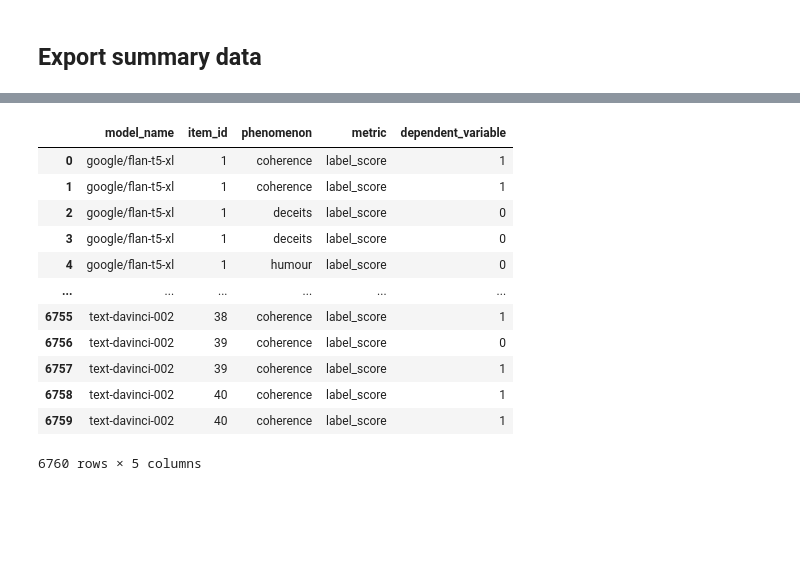
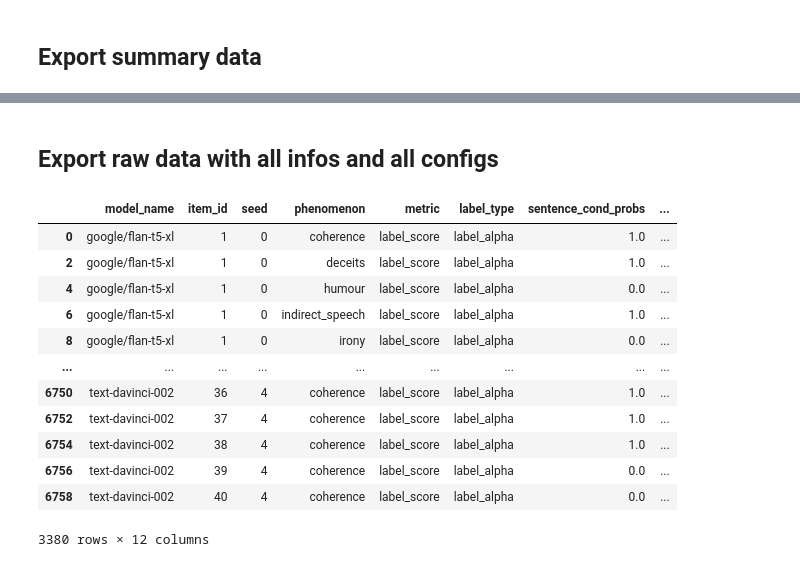
Before and after one commit to polina-tsvilodub/LLM_link, a Jupyter notebook: analysis/analysis_all_wang.ipynb, the cells around one changed output, grey strips where cells are left out. Cells and saved outputs as stored; diff of their text form; code cells hidden in the pictures; blank space fills up the shorter version.

```diff
--- a/analysis/analysis_all_wang.ipynb
+++ b/analysis/analysis_all_wang.ipynb
@@ -730,18 +668,9 @@ df_summary_plot.to_csv(summary_out_path, index=False)
 # %%
 # Define raw_path
-raw_label_score_path = "processed_data/label_scores_argmax_wide.csv"
+raw_label_score_path = "processed_data/label_scores_argmax_wide_label.typ_seed.csv"
 
 raw_string_score_path = "processed_data/string_scores_argmax_wide.csv"
 
 raw_free_path = "processed_data/free_accuracy_wide.csv"
 
 raw_rating_path = "processed_data/rating_accuracy_wide.csv"
-
-# Read the csv file into a pandas dataframe
-
-
-df_string_score_raw = pd.read_csv(raw_string_score_path)
-
-df_free_raw = pd.read_csv(raw_free_path)
-
-df_rating_raw = pd.read_csv(raw_rating_path)
@@ -748,23 +795,26 @@ df_rating_raw = pd.read_csv(raw_rating_path)
+# %% [markdown]
+## Export raw data with all infos and all configs
 # %%
 # Clean up df_label_score_raw
 df_label_score_raw = pd.read_csv(raw_label_score_path)
-df_label_score_raw.drop(columns=['sentence_cond_probs','mean_sentence_cond_probs','sentence_surprisal','mean_sentence_surprisal','sentence_mi_surprisal'], inplace=True)
-df_label_score_raw.rename(columns={'sentence_mi': 'dependent_variable'}, inplace=True)
+df_label_score_raw = df_label_score_raw[df_label_score_raw['label_type'] == 'label_alpha']
+#df_label_score_raw.drop(columns=['sentence_cond_probs','mean_sentence_cond_probs','sentence_surprisal','mean_sentence_surprisal','sentence_mi_surprisal', 'label_type'], inplace=True)
+#df_label_score_raw.rename(columns={'sentence_mi': 'dependent_variable'}, inplace=True)
 df_label_score_raw
 # %% [output]
-|  | model_name | item_id | phenomenon | metric | dependent_variable |
-| 0 | google/flan-t5-xl | 1 | coherence | label_score | 1 |
-| 1 | google/flan-t5-xl | 1 | coherence | label_score | 1 |
-| 2 | google/flan-t5-xl | 1 | deceits | label_score | 0 |
-| 3 | google/flan-t5-xl | 1 | deceits | label_score | 0 |
-| 4 | google/flan-t5-xl | 1 | humour | label_score | 0 |
-| ... | ... | ... | ... | ... | ... |
-| 6755 | text-davinci-002 | 38 | coherence | label_score | 1 |
-| 6756 | text-davinci-002 | 39 | coherence | label_score | 0 |
-| 6757 | text-davinci-002 | 39 | coherence | label_score | 1 |
-| 6758 | text-davinci-002 | 40 | coherence | label_score | 1 |
-| 6759 | text-davinci-002 | 40 | coherence | label_score | 1 |
+|  | model_name | item_id | seed | phenomenon | metric | label_type | sentence_cond_probs | ... |
+| 0 | google/flan-t5-xl | 1 | 0 | coherence | label_score | label_alpha | 1.0 | ... |
+| 2 | google/flan-t5-xl | 1 | 0 | deceits | label_score | label_alpha | 1.0 | ... |
+| 4 | google/flan-t5-xl | 1 | 0 | humour | label_score | label_alpha | 0.0 | ... |
+| 6 | google/flan-t5-xl | 1 | 0 | indirect_speech | label_score | label_alpha | 1.0 | ... |
+| 8 | google/flan-t5-xl | 1 | 0 | irony | label_score | label_alpha | 0.0 | ... |
+| ... | ... | ... | ... | ... | ... | ... | ... | ... |
+| 6750 | text-davinci-002 | 36 | 4 | coherence | label_score | label_alpha | 1.0 | ... |
+| 6752 | text-davinci-002 | 37 | 4 | coherence | label_score | label_alpha | 1.0 | ... |
+| 6754 | text-davinci-002 | 38 | 4 | coherence | label_score | label_alpha | 1.0 | ... |
+| 6756 | text-davinci-002 | 39 | 4 | coherence | label_score | label_alpha | 0.0 | ... |
+| 6758 | text-davinci-002 | 40 | 4 | coherence | label_score | label_alpha | 0.0 | ... |
-6760 rows × 5 columns
+3380 rows × 12 columns
 # %%
 # Clean up df_string_score_raw
 df_string_score_raw = pd.read_csv(raw_string_score_path)
```
Also changed, not shown: parts of 41 cells of this notebook, 49 other files.
